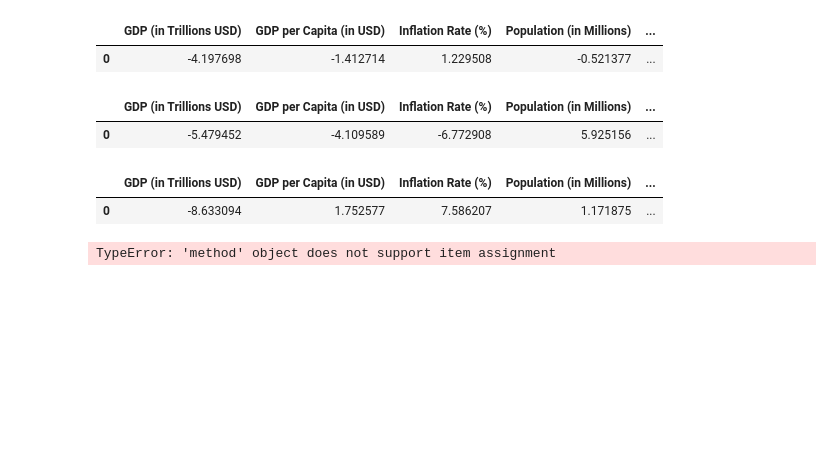
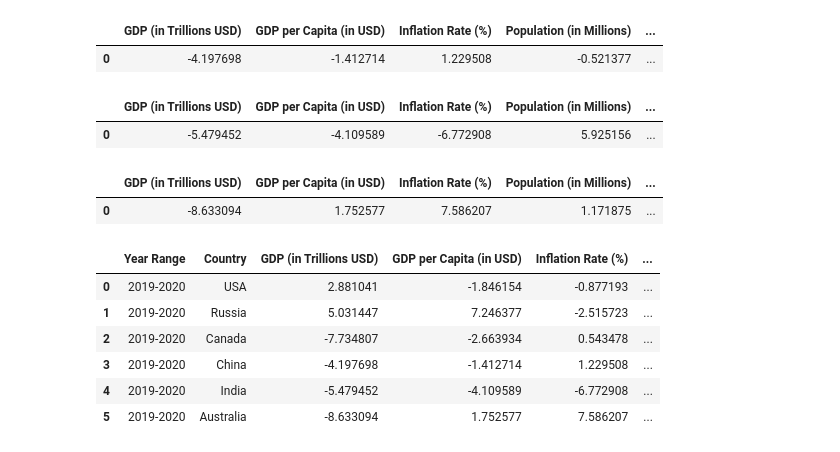
Before and after one commit to karinaahumada01/Project-3, a Jupyter notebook: country_comparison.ipynb, the cells around one changed output. Saved outputs shown, nothing was run; the diff lists cells and outputs as text; code cells hidden in the pictures; blank space fills up the shorter version.

```diff
--- a/country_comparison.ipynb
+++ b/country_comparison.ipynb
@@ -232,15 +232,24 @@ new_row_df6
 # %%
 growth_rate_df = pd.concat([new_row_df, new_row_df2, new_row_df3,new_row_df4,new_row_df5,new_row_df6], ignore_index=True)
 # Drop the specified columns
 growth_rate_df = growth_rate_df.drop(columns=['Mean Healthcare Expenditure Before 2020', 'Mean Healthcare Expenditure After 2020'])
 
 # Move the 'Country' column to the far left
 country_column = growth_rate_df.pop('Country')
 growth_rate_df.insert(0, 'Country', country_column)
 growth_rate_df['Year Range'] = '2019-2020'
+year_range_column = growth_rate_df.pop('Year Range')
+growth_rate_df.insert(0, 'Year Range', year_range_column)
+
 growth_rate_df
 # %% [output]
-TypeError: 'method' object does not support item assignment
+|  | Year Range | Country | GDP (in Trillions USD) | GDP per Capita (in USD) | Inflation Rate (%) | ... |
+| 0 | 2019-2020 | USA | 2.881041 | -1.846154 | -0.877193 | ... |
+| 1 | 2019-2020 | Russia | 5.031447 | 7.246377 | -2.515723 | ... |
+| 2 | 2019-2020 | Canada | -7.734807 | -2.663934 | 0.543478 | ... |
+| 3 | 2019-2020 | China | -4.197698 | -1.412714 | 1.229508 | ... |
+| 4 | 2019-2020 | India | -5.479452 | -4.109589 | -6.772908 | ... |
+| 5 | 2019-2020 | Australia | -8.633094 | 1.752577 | 7.586207 | ... |
 # %%
 json_data = countries_df.to_json(orient="records", indent=4)
 
```
Also changed, not shown: 1 other file.
